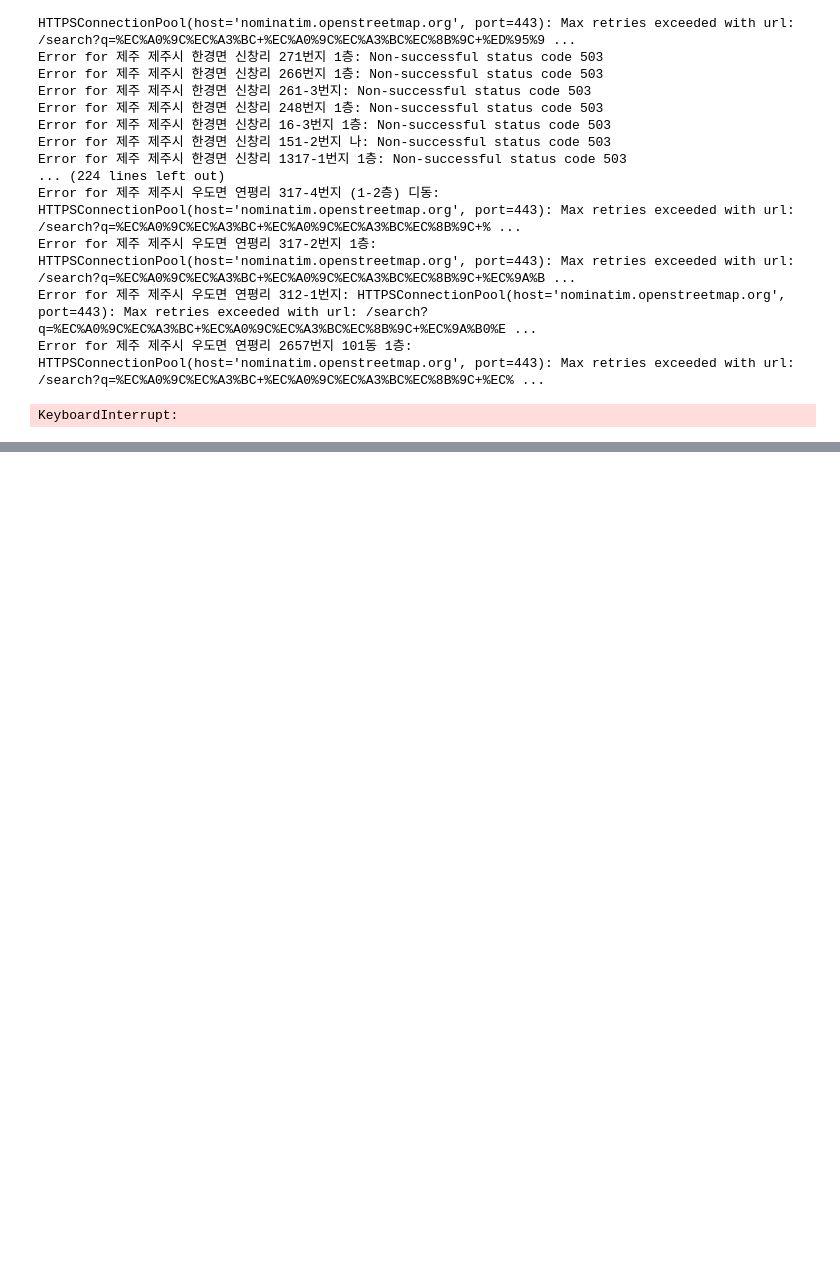
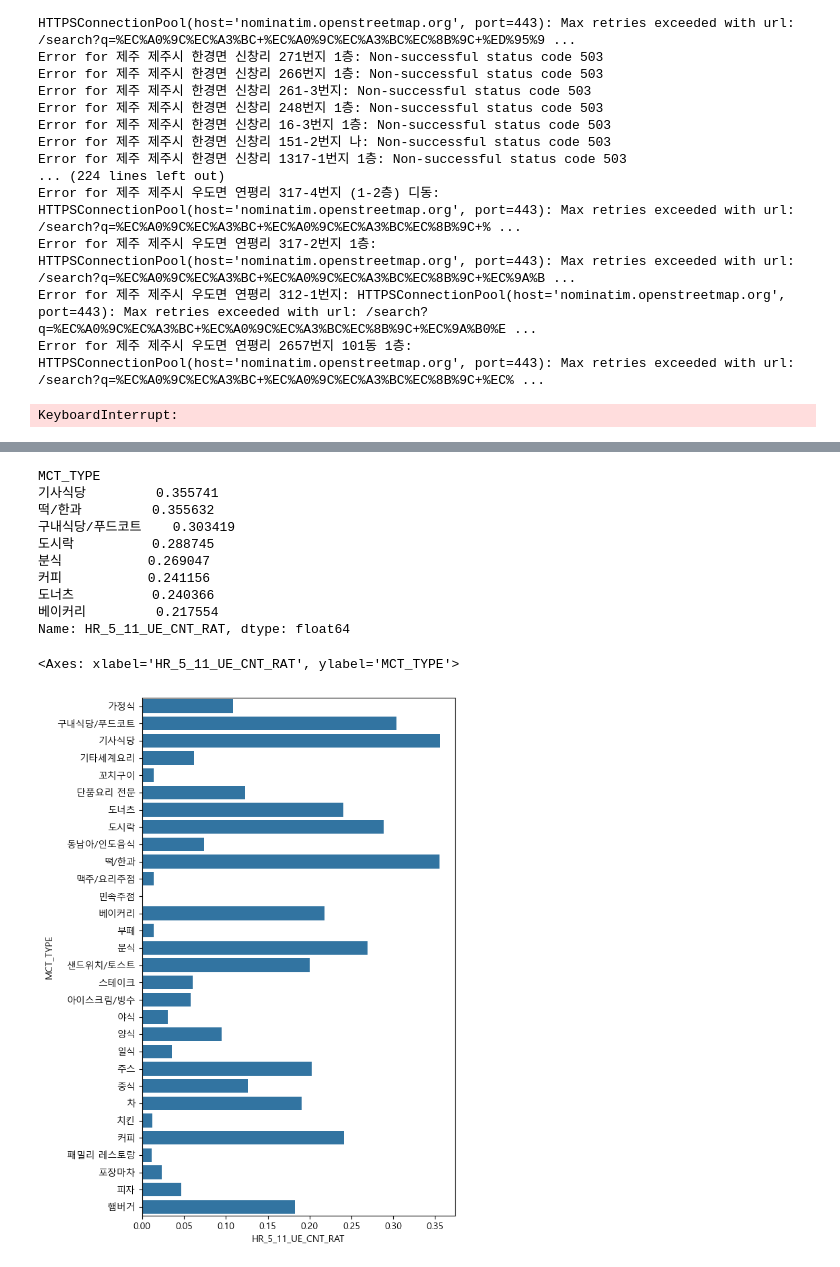
Before and after one commit to summit1123/bigcontest, a Jupyter notebook: data_analyze.ipynb, the cells around one changed output, grey strips where cells are left out. Cells and saved outputs as stored; diff of their text form; code cells hidden in the pictures; blank space fills up the shorter version.

```diff
--- a/data_analyze.ipynb
+++ b/data_analyze.ipynb
@@ -353,0 +532,20 @@ df.to_csv('./data/converted_coordinates.csv', index=False)
+# %%
+# 5-11 이용 비중
+target_column = 'HR_5_11_UE_CNT_RAT'
+top_5_female_usage = grouped_df.sort_values(by=target_column, ascending=False).head(8)
+print(top_5_female_usage[target_column])
+plt.figure(figsize=(6, 10))  # 그래프 크기 설정
+sns.barplot(x=target_column, y='MCT_TYPE', data=grouped_df)
+# %% [output]
+MCT_TYPE
+기사식당         0.355741
+떡/한과         0.355632
+구내식당/푸드코트    0.303419
+도시락          0.288745
+분식           0.269047
+커피           0.241156
+도너츠          0.240366
+베이커리         0.217554
+Name: HR_5_11_UE_CNT_RAT, dtype: float64
+<Axes: xlabel='HR_5_11_UE_CNT_RAT', ylabel='MCT_TYPE'>
+[figure, added]
```
Also changed, not shown: parts of 24 cells of this notebook.
